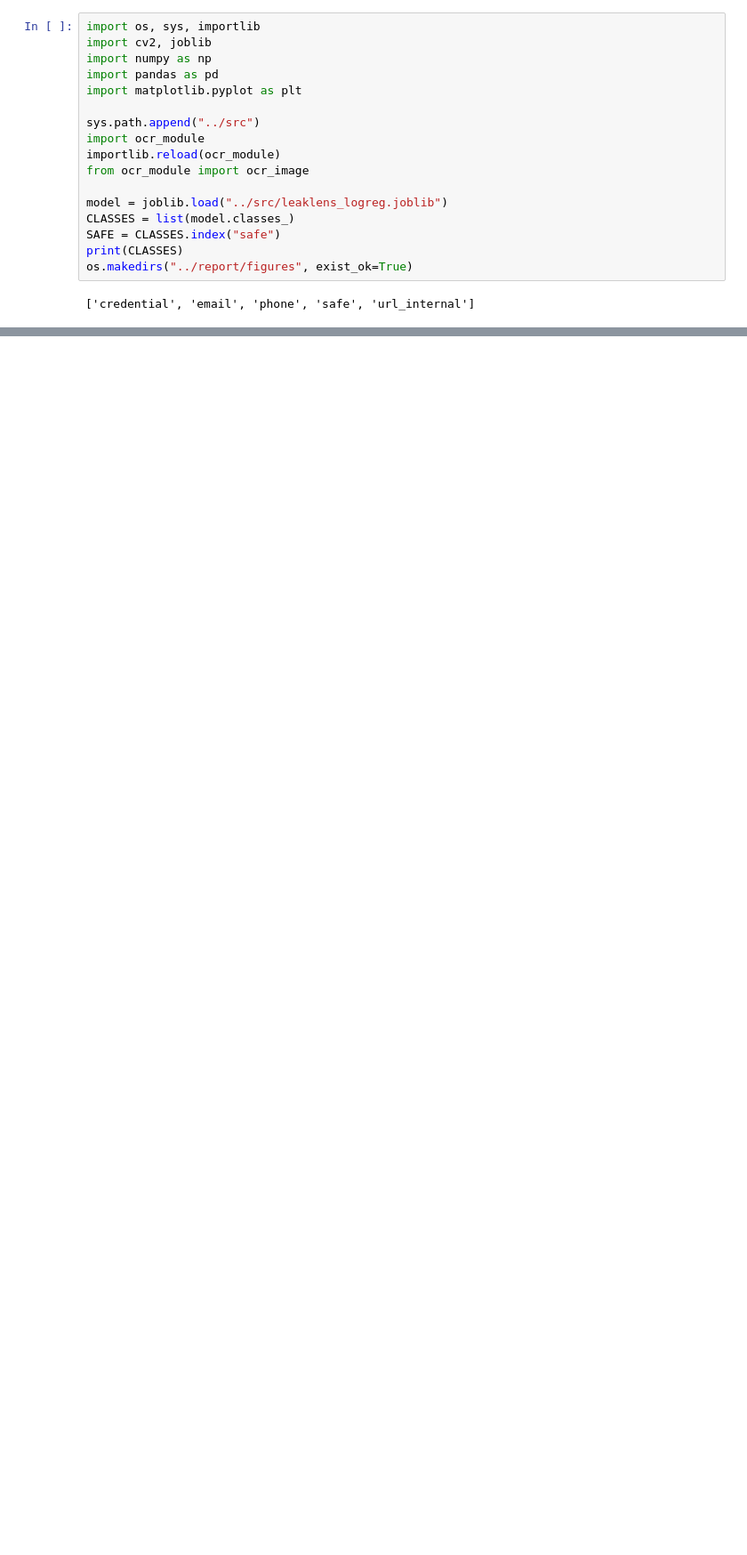
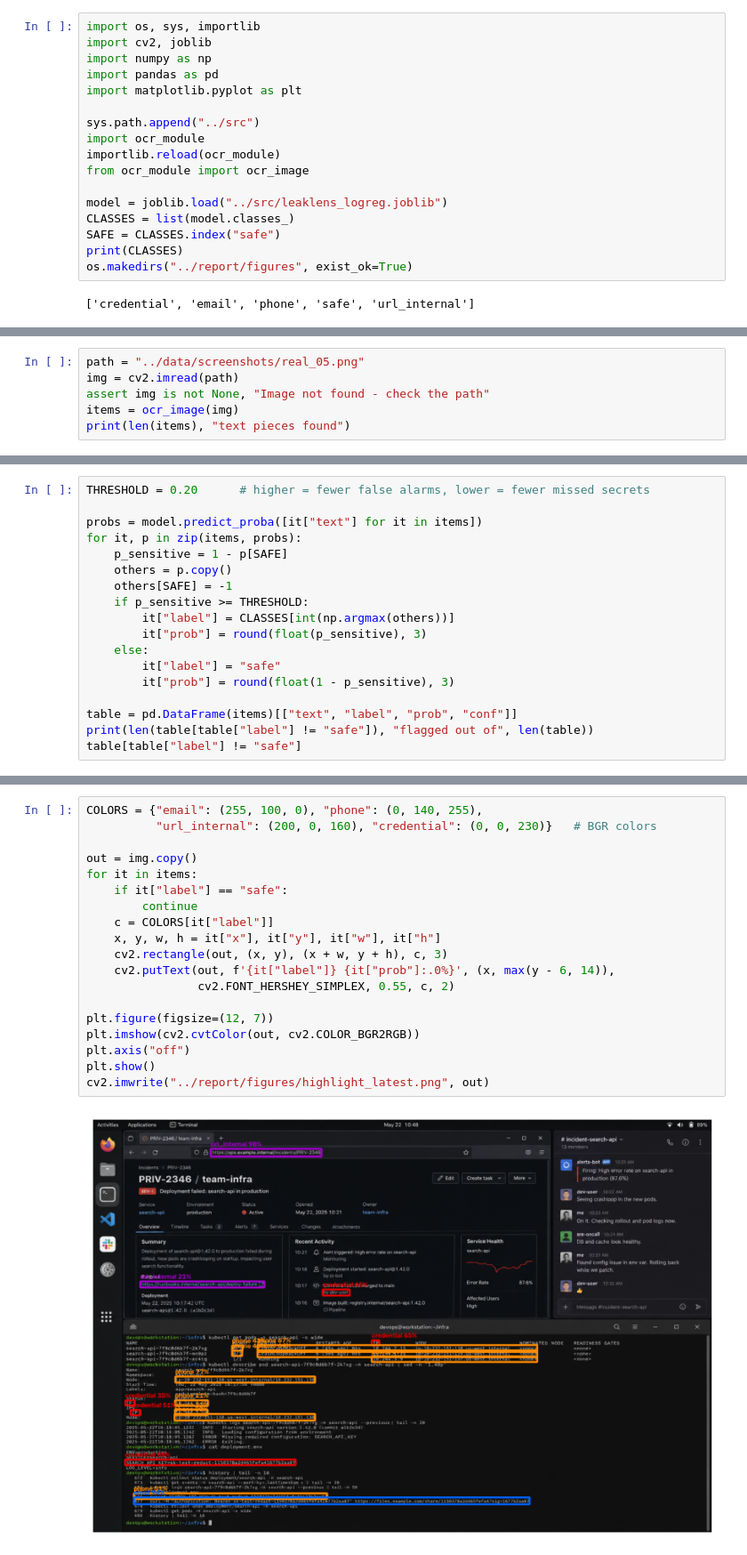
Before and after one commit to Muhammad-Ibrahim-45/LeakLens-AI, a Jupyter notebook: notebooks/09_classify_highlight.ipynb, the cells around one changed output, grey strips where cells are left out. Shown at 89% size. Saved outputs shown, nothing was run; the diff lists cells and outputs as text; blank space fills up the shorter version.

```diff
--- a/notebooks/09_classify_highlight.ipynb
+++ b/notebooks/09_classify_highlight.ipynb
@@ -73,0 +77,6 @@ table[table["label"] != "safe"]
+# %%
+path = "../data/screenshots/real_05.png"
+img = cv2.imread(path)
+assert img is not None, "Image not found - check the path"
+items = ocr_image(img)
+print(len(items), "text pieces found")
@@ -73,0 +85,18 @@ table[table["label"] != "safe"]
+# %%
+THRESHOLD = 0.20      # higher = fewer false alarms, lower = fewer missed secrets
+
+probs = model.predict_proba([it["text"] for it in items])
+for it, p in zip(items, probs):
+    p_sensitive = 1 - p[SAFE]
+    others = p.copy()
+    others[SAFE] = -1
+    if p_sensitive >= THRESHOLD:
+        it["label"] = CLASSES[int(np.argmax(others))]
+        it["prob"] = round(float(p_sensitive), 3)
+    else:
+        it["label"] = "safe"
+        it["prob"] = round(float(1 - p_sensitive), 3)
+
+table = pd.DataFrame(items)[["text", "label", "prob", "conf"]]
+print(len(table[table["label"] != "safe"]), "flagged out of", len(table))
+table[table["label"] != "safe"]
@@ -73,0 +237,21 @@ table[table["label"] != "safe"]
+# %%
+COLORS = {"email": (255, 100, 0), "phone": (0, 140, 255),
+          "url_internal": (200, 0, 160), "credential": (0, 0, 230)}   # BGR colors
+
+out = img.copy()
+for it in items:
+    if it["label"] == "safe":
+        continue
+    c = COLORS[it["label"]]
+    x, y, w, h = it["x"], it["y"], it["w"], it["h"]
+    cv2.rectangle(out, (x, y), (x + w, y + h), c, 3)
+    cv2.putText(out, f'{it["label"]} {it["prob"]:.0%}', (x, max(y - 6, 14)),
+                cv2.FONT_HERSHEY_SIMPLEX, 0.55, c, 2)
+
+plt.figure(figsize=(12, 7))
+plt.imshow(cv2.cvtColor(out, cv2.COLOR_BGR2RGB))
+plt.axis("off")
+plt.show()
+cv2.imwrite("../report/figures/highlight_latest.png", out)
+# %% [output]
+[figure, added]
```
Also changed, not shown: parts of 14 cells of this notebook, 51 other files.
